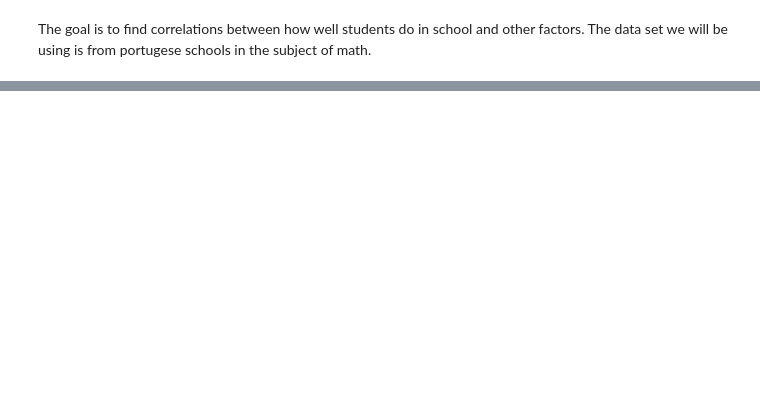
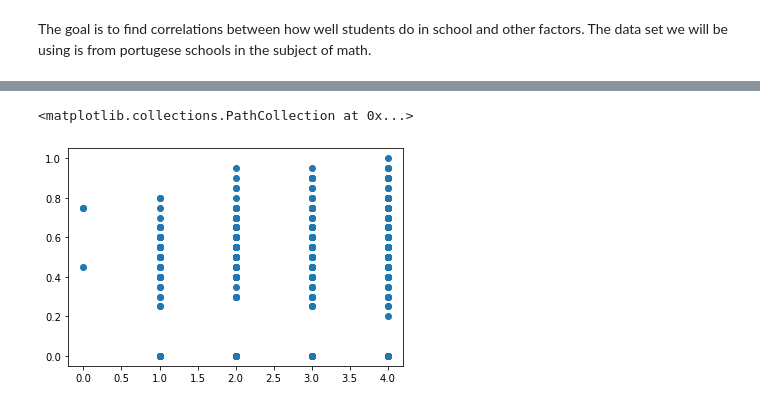
Before and after one commit to Ashley-francis/Social-4, a Jupyter notebook: group_5_notebook.ipynb, the cells around one changed output, grey strips where cells are left out. Cells and saved outputs as stored; diff of their text form; code cells hidden in the pictures; blank space fills up the shorter version.

```diff
--- a/group_5_notebook.ipynb
+++ b/group_5_notebook.ipynb
@@ -33,0 +117,6 @@ numerical_df.hist(figsize=(20,20))
+# %%
+#Highest positive correlation: Mother education
+plt.scatter(numerical_df["Medu"],numerical_df["G3"])
+# %% [output]
+<matplotlib.collections.PathCollection at 0x...>
+[figure, added]
```
Also changed, not shown: parts of 6 cells of this notebook.
